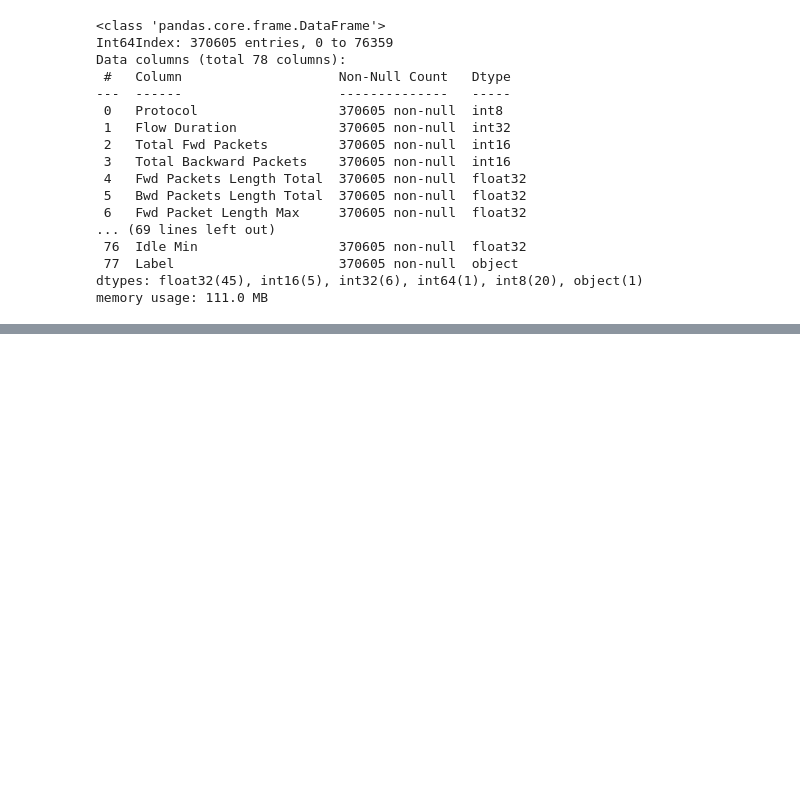
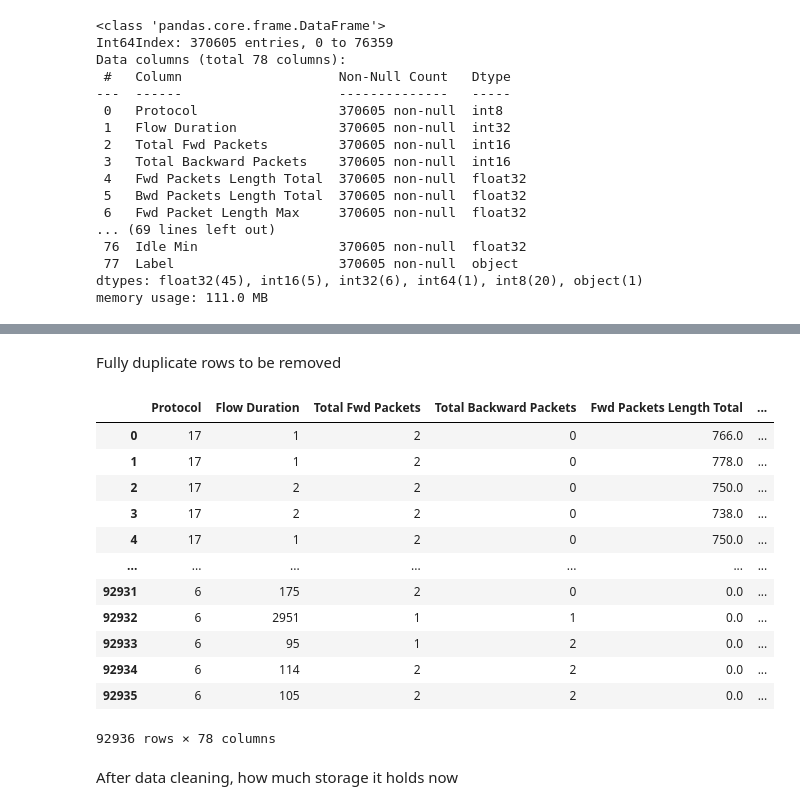
Before and after one commit to Thesis-on-Cyber-Security/Thesis-on-DDOS, a Jupyter notebook: Data-PreProcessing/Read_Data.ipynb, the cells around one changed output, grey strips where cells are left out. Saved outputs shown, nothing was run; the diff lists cells and outputs as text; code cells hidden in the pictures; blank space fills up the shorter version.

```diff
--- a/Data-PreProcessing/Read_Data.ipynb
+++ b/Data-PreProcessing/Read_Data.ipynb
@@ -378,0 +439,22 @@ memory usage: 111.0 MB
+# %% [markdown]
+Fully duplicate rows to be removed
+# %%
+workingDataFrame.drop_duplicates(inplace=True)
+workingDataFrame.reset_index(inplace=True, drop=True)
+workingDataFrame
+# %% [output]
+|  | Protocol | Flow Duration | Total Fwd Packets | Total Backward Packets | Fwd Packets Length Total | ... |
+| 0 | 17 | 1 | 2 | 0 | 766.0 | ... |
+| 1 | 17 | 1 | 2 | 0 | 778.0 | ... |
+| 2 | 17 | 2 | 2 | 0 | 750.0 | ... |
+| 3 | 17 | 2 | 2 | 0 | 738.0 | ... |
+| 4 | 17 | 1 | 2 | 0 | 750.0 | ... |
+| ... | ... | ... | ... | ... | ... | ... |
+| 92931 | 6 | 175 | 2 | 0 | 0.0 | ... |
+| 92932 | 6 | 2951 | 1 | 1 | 0.0 | ... |
+| 92933 | 6 | 95 | 1 | 2 | 0.0 | ... |
+| 92934 | 6 | 114 | 2 | 2 | 0.0 | ... |
+| 92935 | 6 | 105 | 2 | 2 | 0.0 | ... |
+92936 rows × 78 columns
+# %% [markdown]
+After data cleaning, how much storage it holds now
```
Also changed, not shown: parts of 24 cells of this notebook, 5 other files.
